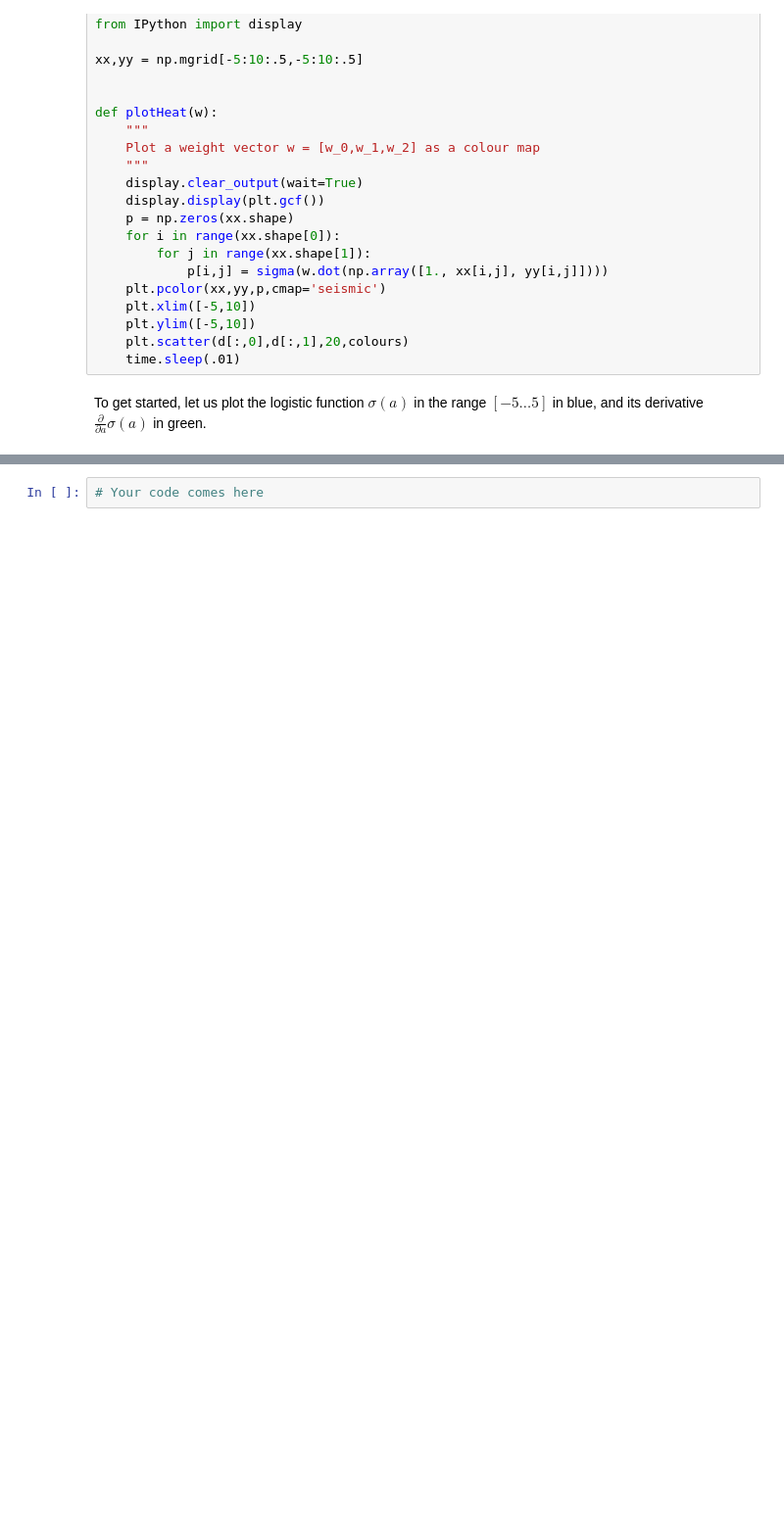
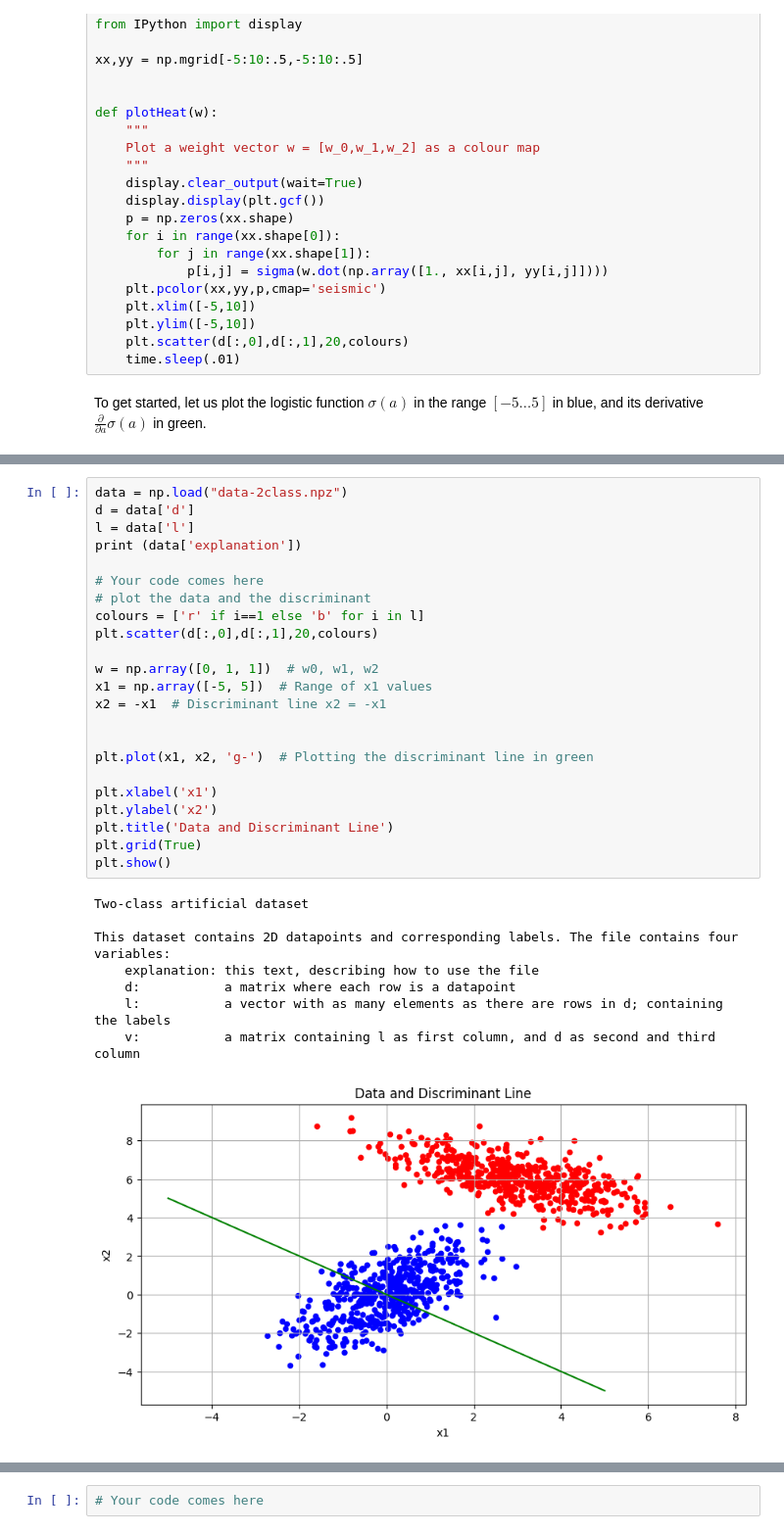
Before and after one commit to LeTartap/ML1-Group-3-Labs, a Jupyter notebook: pythonProject1/Lab2/Lab 2 - Handout 2024.ipynb, the cells around one changed output, grey strips where cells are left out. Shown at 98% size. Cells and saved outputs as stored; diff of their text form; blank space fills up the shorter version.

```diff
--- a/pythonProject1/Lab2/Lab 2 - Handout 2024.ipynb
+++ b/pythonProject1/Lab2/Lab 2 - Handout 2024.ipynb
@@ -75,3 +69,36 @@ variables:
+# %%
+data = np.load("data-2class.npz")
+d = data['d']
+l = data['l']
+print (data['explanation'])
+
+# Your code comes here
+# plot the data and the discriminant
+colours = ['r' if i==1 else 'b' for i in l]
+plt.scatter(d[:,0],d[:,1],20,colours)
+
+w = np.array([0, 1, 1])  # w0, w1, w2
+x1 = np.array([-5, 5])  # Range of x1 values
+x2 = -x1  # Discriminant line x2 = -x1
+
+
+plt.plot(x1, x2, 'g-')  # Plotting the discriminant line in green
+
+plt.xlabel('x1')
+plt.ylabel('x2')
+plt.title('Data and Discriminant Line')
+plt.grid(True)
+plt.show()
+# %% [output]
+Two-class artificial dataset
+
+This dataset contains 2D datapoints and corresponding labels. The file contains four
+variables:
+    explanation: this text, describing how to use the file
+    d:           a matrix where each row is a datapoint
+    l:           a vector with as many elements as there are rows in d; containing the labels
+    v:           a matrix containing l as first column, and d as second and third column
+[figure, added]
 # %% [markdown]
 
 ## Probability of the given labels for all datapoints
```
Also changed, not shown: parts of 16 cells of this notebook, 13 other files.
